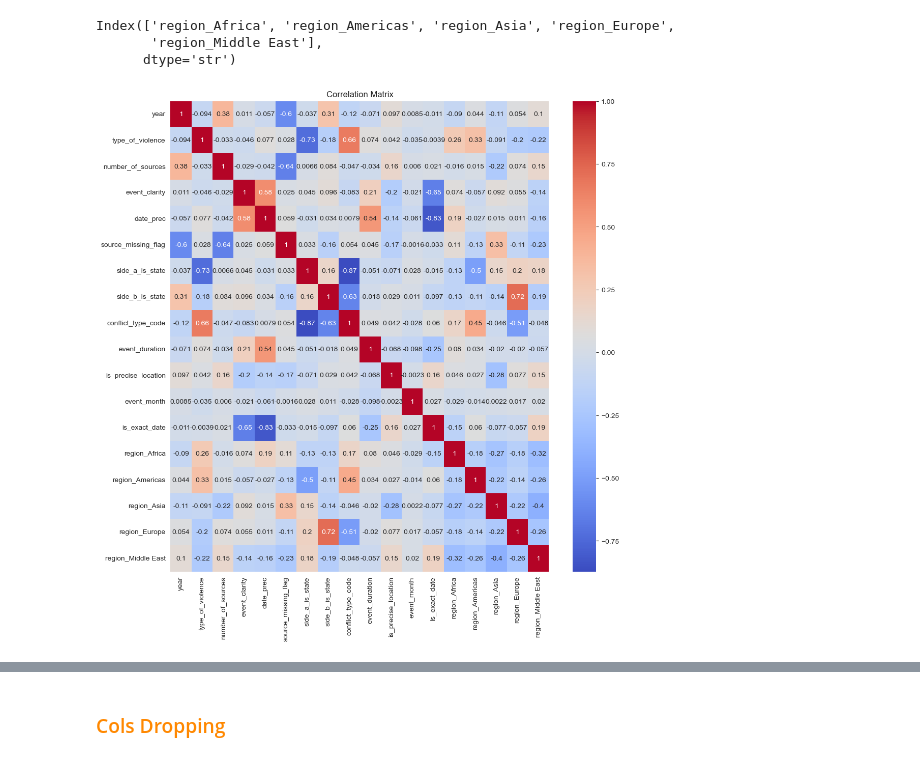
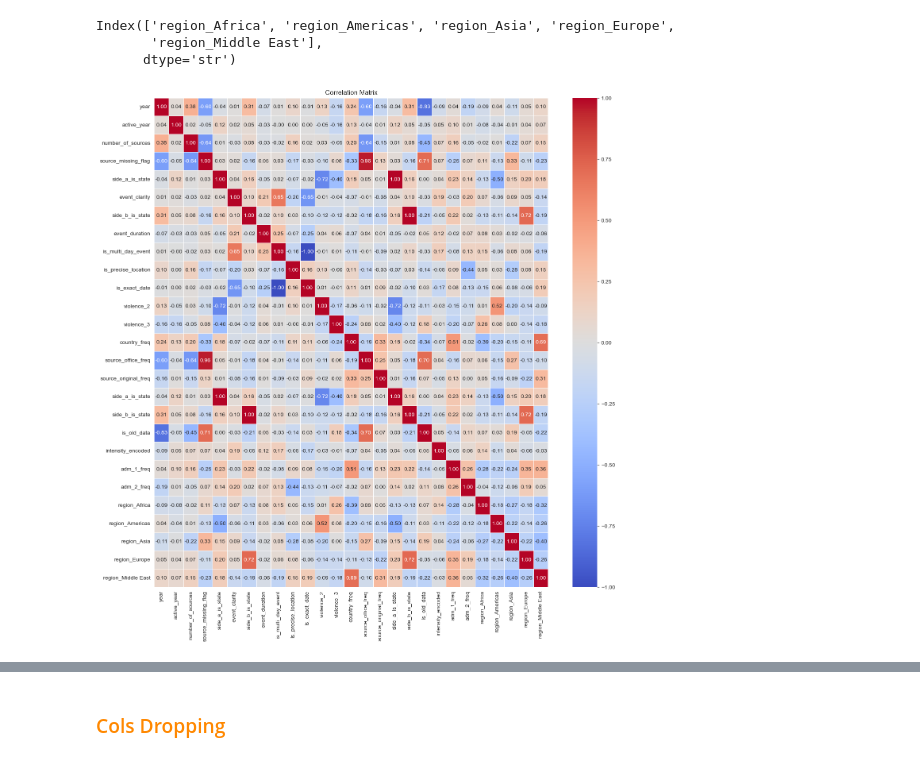
Before and after one commit to Lourdes-Tolotto/CEIA_Analisis_de_datos, a Jupyter notebook: Ejercicios/Ejercicios Grupales/Ejercicio Grupal 2.ipynb, the cells around one changed output, grey strips where cells are left out. Drawn from its saved outputs; the diff is of its cells as text; code cells hidden in the pictures.

```diff
--- a/Ejercicios/Ejercicios Grupales/Ejercicio Grupal 2.ipynb
+++ b/Ejercicios/Ejercicios Grupales/Ejercicio Grupal 2.ipynb
@@ -1161,7 +1297,7 @@ def classify(x):
 
 df_train3 = df_train2.copy()
 
-df_train3['intensity'] = df_train['best'].apply(classify)
+df_train3['intensity'] = df_train3['best'].apply(classify)
 
 mapping = {
     'low': 0,
@@ -1242,19 +1406,22 @@ df_train4['date_start'] = pd.to_datetime(df_train['date_start'], errors='coerce'
 df_train4['date_end'] = pd.to_datetime(df_train['date_end'], errors='coerce')
 
 # Event Duration: date_end - date_start
-df_train4['event_duration'] = (df_train4['date_end'] - df_train4['date_start']).dt.days
+df_train4['event_duration'] = (df_train4['date_end'] - df_train4['date_start']).dt.days.clip(lower=0)  # Clip negative durations to 0
+df_train4['is_multi_day_event'] = (df_train4['event_duration'] > 0).astype(int)
 
 # Bool feature for precise location (where_prec)
 # We consider 1 and 2 as precise based on the codebook
-df_train4['is_precise_location'] = df_train['where_prec'].isin([1, 2]).astype(int)
+df_train4['is_precise_location'] = df_train4['where_prec'].isin([1, 2]).astype(int)
 
 # Temporal features based on date_start
 # We extract the month to capture potential seasonal patterns in conflict intensity or reporting
 df_train4['event_month'] = df_train4['date_start'].dt.month
+df_train4['month_sin'] = np.sin(2 * np.pi * df_train4['event_month'] / 12)
+df_train4['month_cos'] = np.cos(2 * np.pi * df_train4['event_month'] / 12)
 
 # Temporal features based on date_prec
 # We consider date_prec of 1 as exact date, and others as not exact
-df_train4['is_exact_date'] = (df_train['date_prec'] == 1).astype(int)
+df_train4['is_exact_date'] = (df_train4['date_prec'] == 1).astype(int)
 
 # Summary statistics for event duration
 print("Summary statistics for event duration:")
@@ -1270,6 +1437,9 @@ min           0.00000
 75%           0.00000
 max         365.00000
 Name: event_duration, dtype: float64
+# %%
+cols_to_drop = ['date_start', 'date_end', 'event_month', 'where_prec', 'date_prec']
+df_train4 = df_train4.drop(columns=cols_to_drop)
 # %%
 plt.figure(figsize=(12, 6))
 
@@ -1287,3 +1459,12 @@ plt.show()
+# %%
+# Frequency encoding
+df_train5 = df_train4.copy()
+for col in ['source_office', 'source_original', 'country', 'adm_1', 'adm_2']:
+    freq = df_train5[col].value_counts(normalize=True)
+    df_train5[col + '_freq'] = df_train5[col].map(freq)
+
+df_train5 = df_train5.drop(columns=[
+    'source_office', 'source_original', 'country', 'adm_1', 'adm_2'])
 # %% [markdown]
 ###  <font color="#ff8800"> Feature Region: Encoding </font>
 # %%
@@ -1297,20 +1478,24 @@ Index(['region_Africa', 'region_Americas', 'region_Asia', 'region_Europe',
       dtype='str')
 # %%
 # Add encoded columns to your dataframe
-df_train5 = df_train4.copy()
-df_train5 = pd.concat([df_train4, region_dummies], axis=1)
+df_train6 = df_train5.copy()
+df_train6 = pd.concat([df_train5, region_dummies], axis=1)
 
-correlated_cols = ['year', 'type_of_violence','number_of_sources', 'event_clarity',
-       'date_prec', 'source_missing_flag', 'side_a_is_state',
-       'side_b_is_state', 'conflict_type_code', 'event_duration',
-       'is_precise_location', 'event_month', 'is_exact_date'] + list(region_dummies.columns)
+correlated_cols = ['year', 'active_year', 'number_of_sources',
+       'source_missing_flag', 'side_a_is_state', 'event_clarity',
+       'side_b_is_state', 'event_duration', 'is_multi_day_event',
+       'is_precise_location', 'is_exact_date',
+       'violence_2', 'violence_3', 'country_freq',
+       'source_office_freq', 'source_original_freq',
+       'side_a_is_state', 'side_b_is_state', 'is_old_data',
+       'intensity_encoded', 'adm_1_freq', 'adm_2_freq'] + list(region_dummies.columns)
 
 # 3. Run the correlation
-correlated_matrix = df_train5[correlated_cols].corr()
+correlated_matrix = df_train6[correlated_cols].corr()
 
-plt.figure(figsize=(12,12))
-sns.heatmap(correlated_matrix, annot=True, cmap='coolwarm')
+plt.figure(figsize=(16,16))
+sns.heatmap(correlated_matrix, annot=True, cmap='coolwarm', fmt='.2f', linewidths=0.5)
 plt.title('Correlation Matrix')
 plt.show()
 # %% [output]
-[figure, old version]
+[figure, new version]
```
Also changed, not shown: parts of 51 cells of this notebook.
